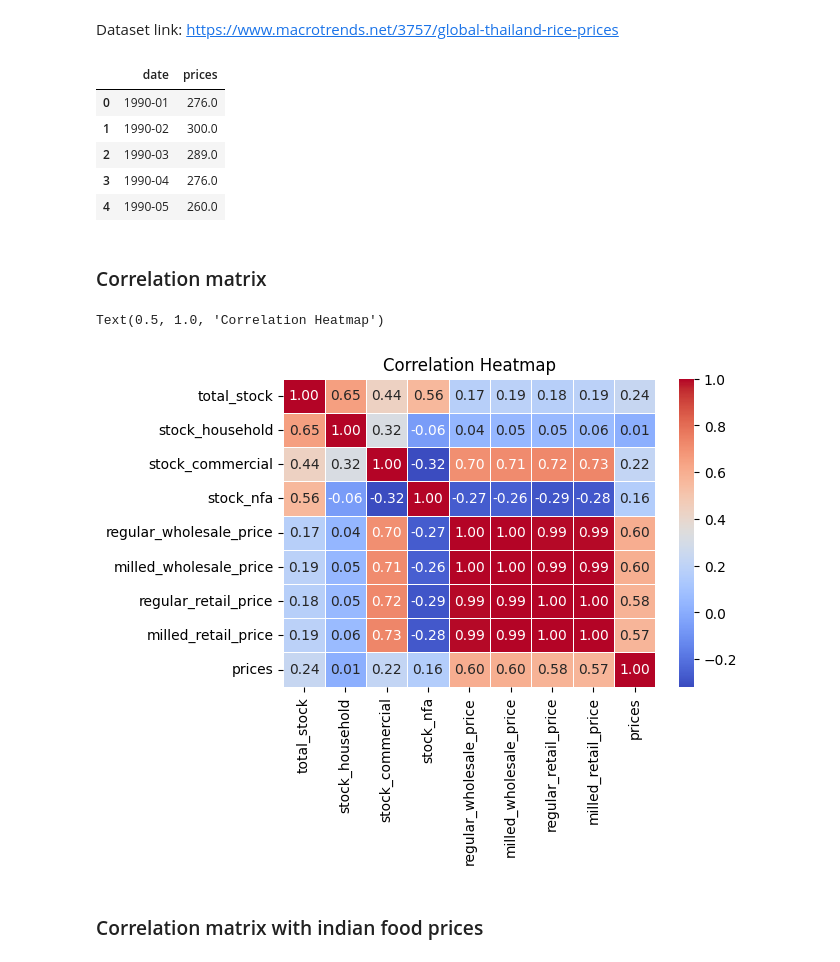
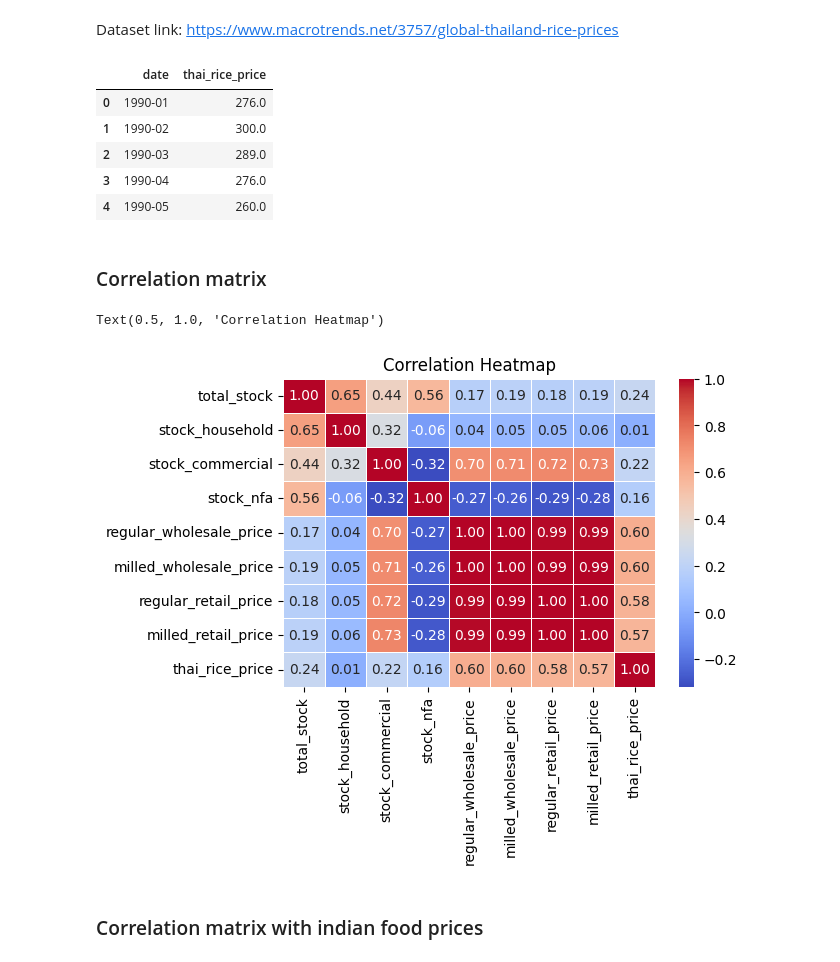
Before and after one commit to emmanresu/Thesis-Keras, a Jupyter notebook: EDA_global_thailand_rice_prices.ipynb, the cells around one changed output. Cells and saved outputs as stored; diff of their text form; code cells hidden in the pictures.

```diff
--- a/EDA_global_thailand_rice_prices.ipynb
+++ b/EDA_global_thailand_rice_prices.ipynb
@@ -17,11 +17,11 @@ prices = pd.read_csv("global_thai_rice_prices.csv")
 # %%
 prices[['m', 'd', 'y']] = prices["Date"].str.split('/', expand=True)
 prices["Date"] = prices['y'] + '-' + prices['m']
 prices = prices.drop(columns=['m', 'd', 'y'])
-prices.rename(columns={'Date': 'date', 'Value': 'prices'}, inplace=True)
+prices.rename(columns={'Date': 'date', 'Value': 'thai_rice_price'}, inplace=True)
 prices.head()
 # %% [output]
-|  | date | prices |
+|  | date | thai_rice_price |
 | 0 | 1990-01 | 276.0 |
 | 1 | 1990-02 | 300.0 |
 | 2 | 1990-03 | 289.0 |
@@ -41,7 +41,7 @@ sns.heatmap(corr_matrix, annot=True, cmap='coolwarm', fmt=".2f", linewidths=0.5)
 plt.title('Correlation Heatmap')
 # %% [output]
 Text(0.5, 1.0, 'Correlation Heatmap')
-[figure, old version]
+[figure, new version]
 # %% [markdown]
 ### Correlation matrix with indian food prices
 # %%
```
Also changed, not shown: parts of 1 cell of this notebook.
